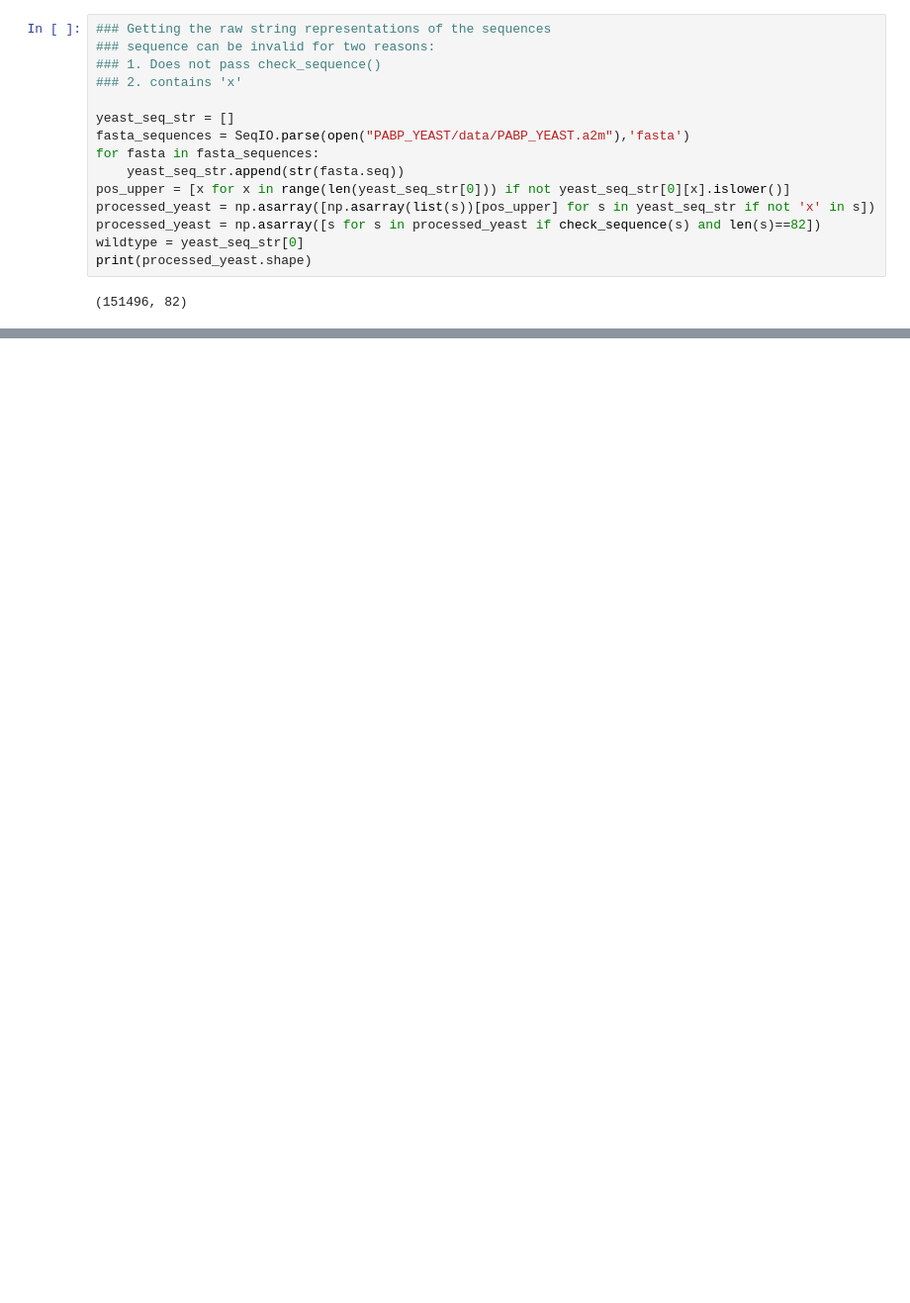
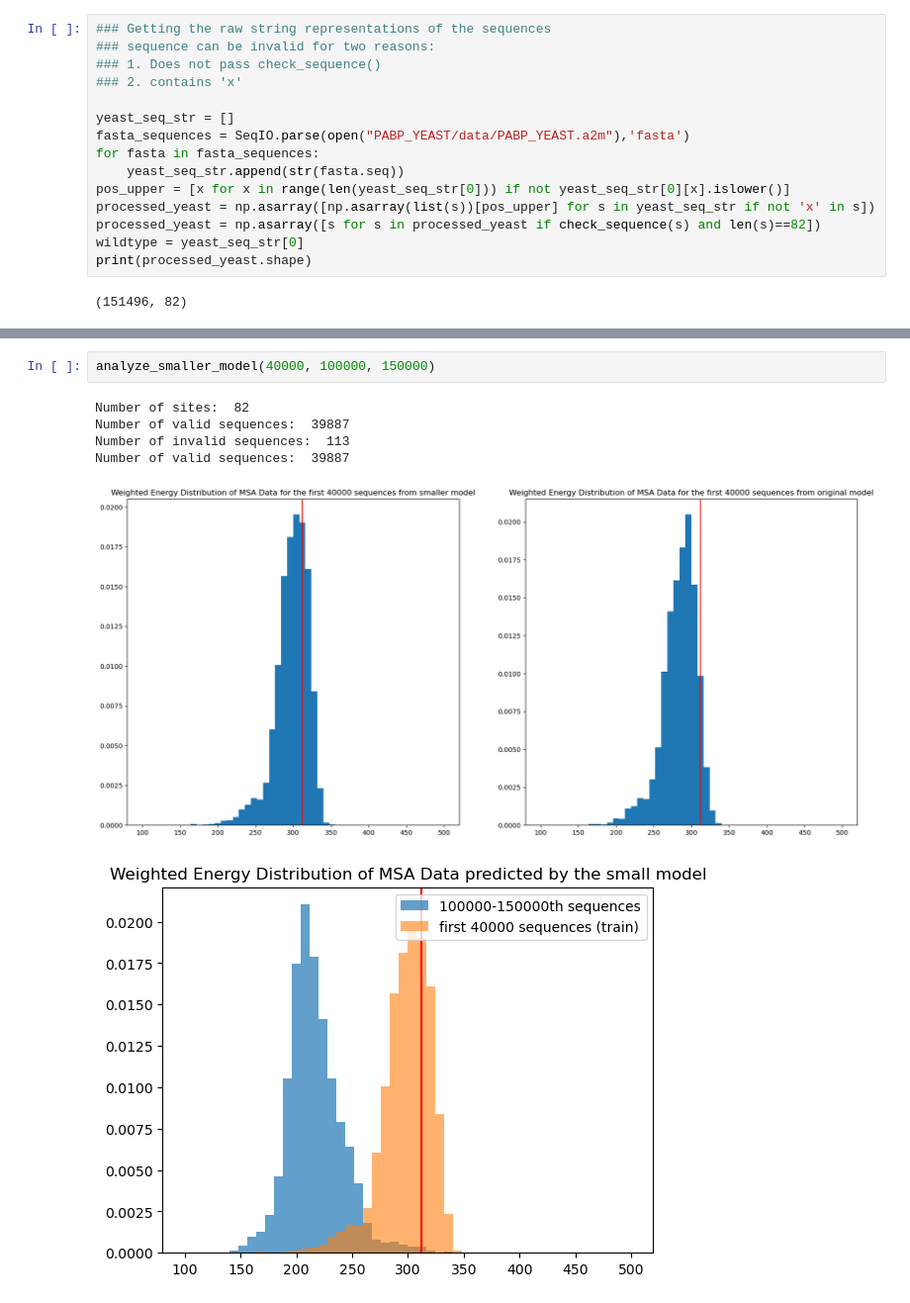
Before and after one commit to LDeng0205/msa_classify, a Jupyter notebook: potts.ipynb, the cells around one changed output, grey strips where cells are left out. Shown at 99% size. Cells and saved outputs as stored; diff of their text form; blank space fills up the shorter version.

```diff
--- a/potts.ipynb
+++ b/potts.ipynb
@@ -257,0 +291,9 @@ plt.show()
+# %%
+analyze_smaller_model(40000, 100000, 150000)
+# %% [output]
+Number of sites:  82
+Number of valid sequences:  39887
+Number of invalid sequences:  113
+Number of valid sequences:  39887
+[figure, added]
+[figure, added]
```
Also changed, not shown: parts of 16 cells of this notebook, 9 other files.
